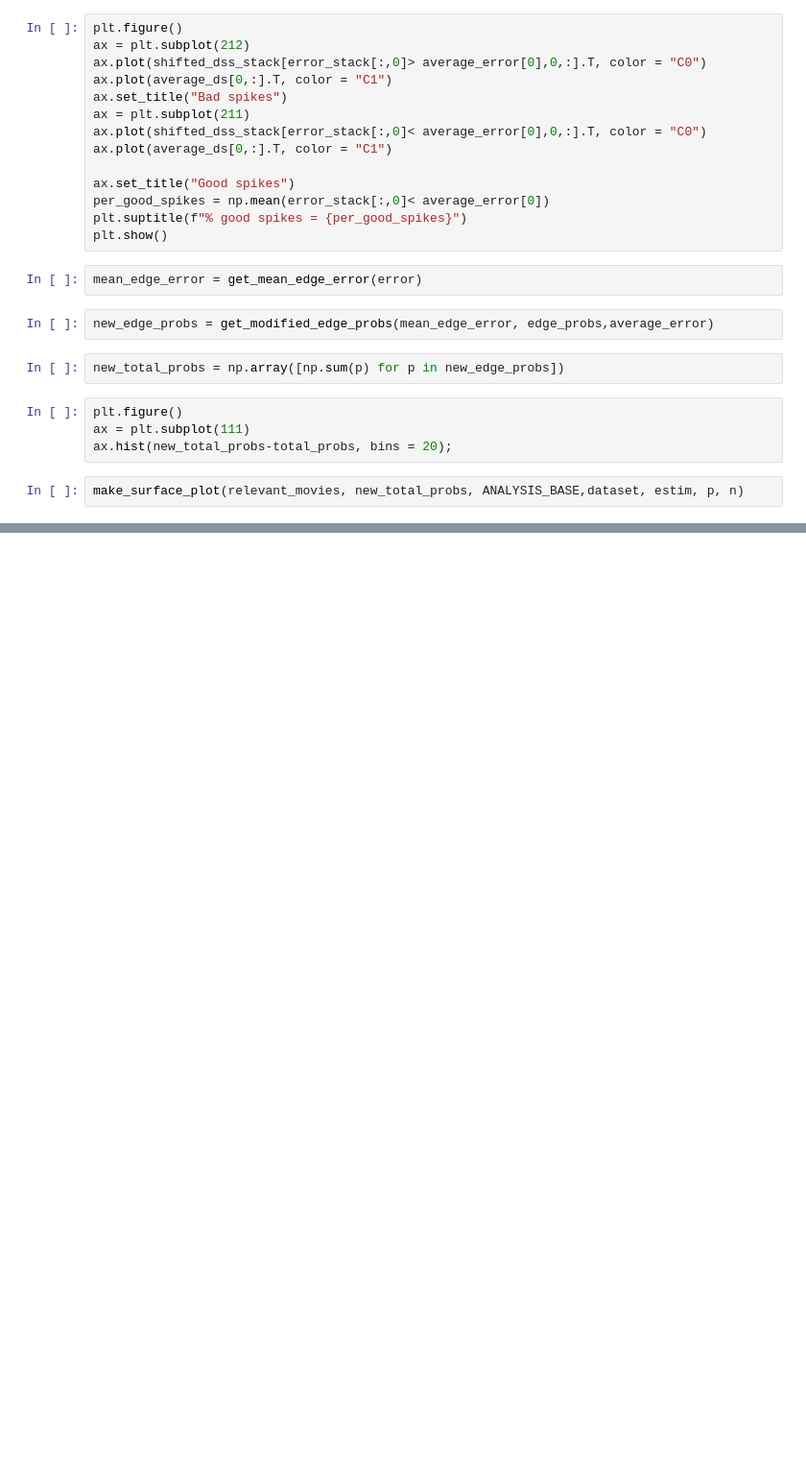
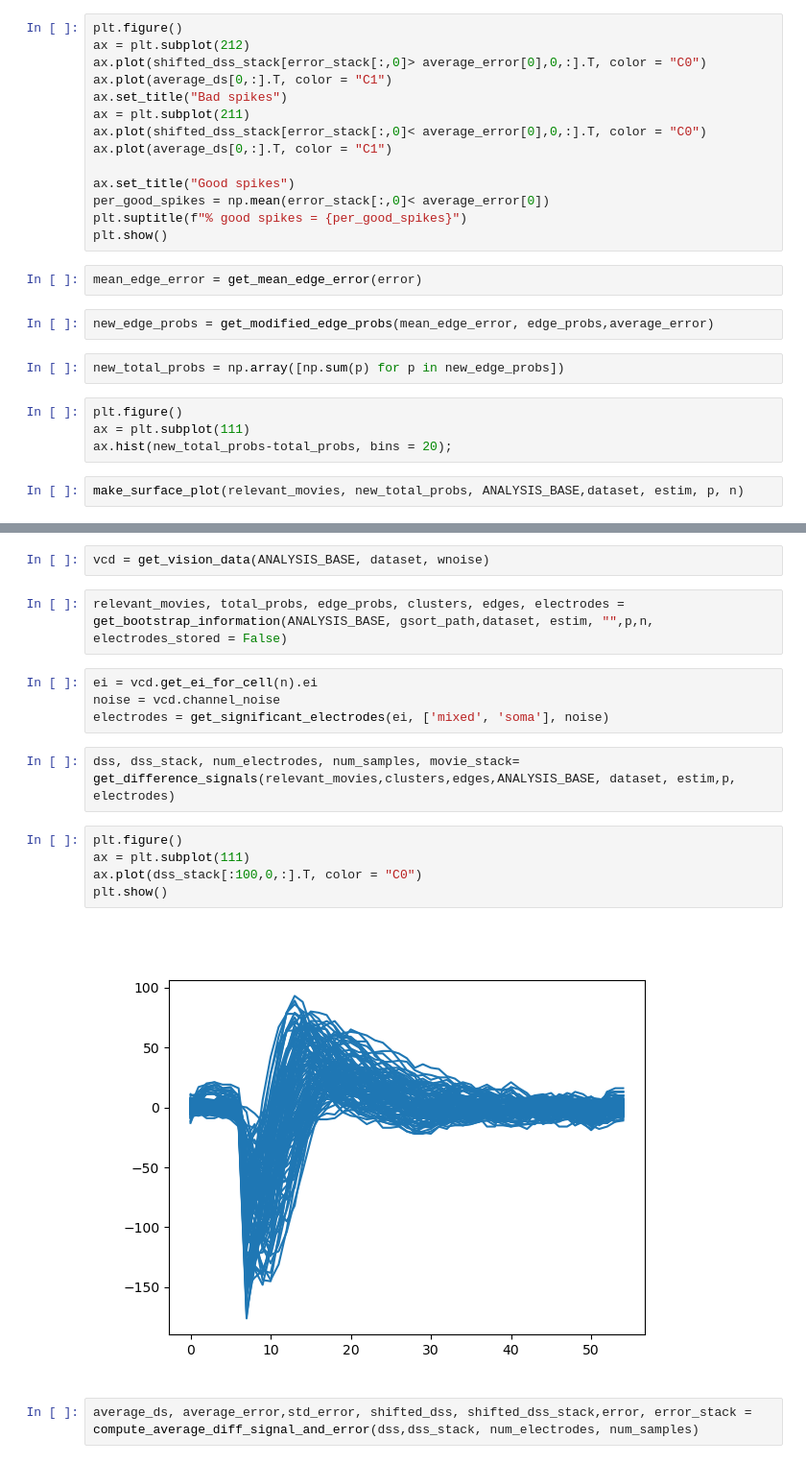
Before and after one commit to jefe-jeff/g-sort, a Jupyter notebook: scripts/post-process/bootstrap_error_analysis.ipynb, the cells around one changed output, grey strips where cells are left out. Shown at 96% size. Cells and saved outputs as stored; diff of their text form; blank space fills up the shorter version.

Commit message:
Added lollipop boot strap analysis code

```diff
--- a/scripts/post-process/bootstrap_error_analysis.ipynb
+++ b/scripts/post-process/bootstrap_error_analysis.ipynb
@@ -102,0 +72,19 @@ make_surface_plot(relevant_movies, new_total_probs, ANALYSIS_BASE,dataset, estim
+# %%
+vcd = get_vision_data(ANALYSIS_BASE, dataset, wnoise)
+# %%
+relevant_movies, total_probs, edge_probs, clusters, edges, electrodes = get_bootstrap_information(ANALYSIS_BASE, gsort_path,dataset, estim, "",p,n, electrodes_stored = False)
+# %%
+ei = vcd.get_ei_for_cell(n).ei
+noise = vcd.channel_noise
+electrodes = get_significant_electrodes(ei, ['mixed', 'soma'], noise)
+# %%
+dss, dss_stack, num_electrodes, num_samples, movie_stack= get_difference_signals(relevant_movies,clusters,edges,ANALYSIS_BASE, dataset, estim,p, electrodes)
+# %%
+plt.figure()
+ax = plt.subplot(111)
+ax.plot(dss_stack[:100,0,:].T, color = "C0")
+plt.show()
+# %% [output]
+[figure, added]
+# %%
+average_ds, average_error,std_error, shifted_dss, shifted_dss_stack,error, error_stack = compute_average_diff_signal_and_error(dss,dss_stack, num_electrodes, num_samples)
```
Also changed, not shown: parts of 13 cells of this notebook.
